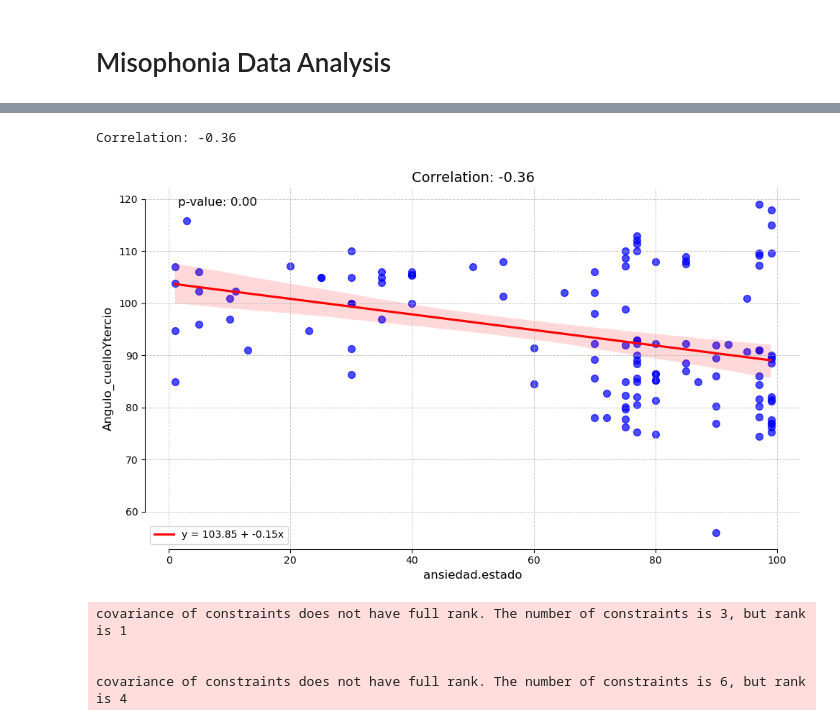
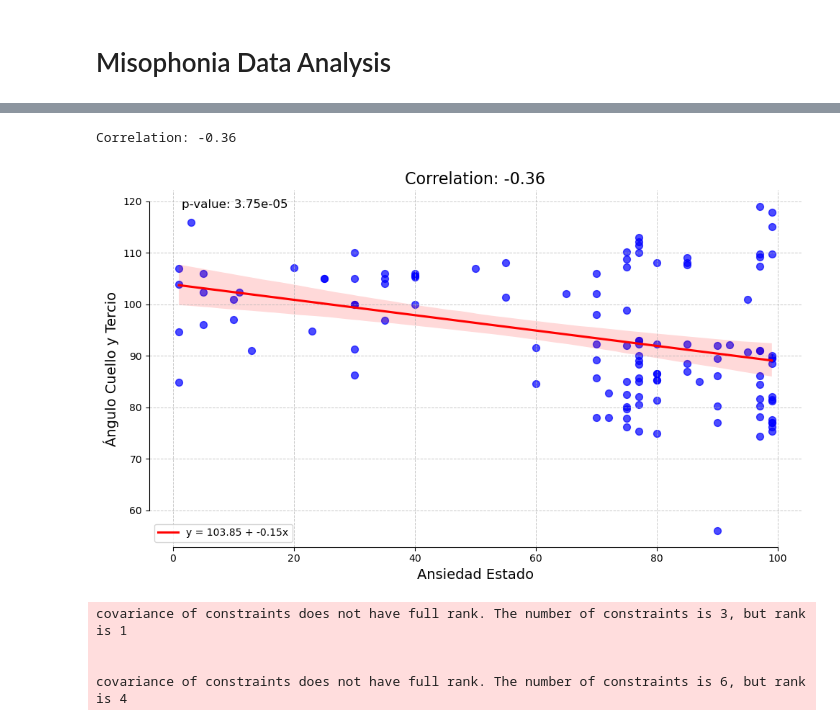
Before and after one commit to MMRES-PyBootcamp/MMRES-python-bootcamp2024, a Jupyter notebook: Misophonia_report/MMRES_Report_AlbertGrass_AndresGordo.ipynb, the cells around one changed output, grey strips where cells are left out. Cells and saved outputs as stored; diff of their text form; code cells hidden in the pictures.

Commit message:
Simplify code in Figure 1

```diff
--- a/Misophonia_report/MMRES_Report_AlbertGrass_AndresGordo.ipynb
+++ b/Misophonia_report/MMRES_Report_AlbertGrass_AndresGordo.ipynb
@@ -19,40 +19,40 @@ dfSummary(df)
 # %%
 # Drop rows with NaN or infinite values in the relevant columns
 mask_ansiedad_cuello = df[['ansiedad.estado', 'Angulo_cuelloYtercio']].replace([np.inf, -np.inf], np.nan).dropna()
 df_clean_ansiedad_cuello = df.loc[mask_ansiedad_cuello.index].copy()
 
 # Calculate the correlation
 correlation = df_clean_ansiedad_cuello['ansiedad.estado'].corr(df_clean_ansiedad_cuello['Angulo_cuelloYtercio'])
 print(f"Correlation: {correlation:.2f}")
 
 # Fit the linear regression model
 X = sm.add_constant(df_clean_ansiedad_cuello['ansiedad.estado'])  # Adds a constant for the intercept
 model = sm.OLS(df_clean_ansiedad_cuello['Angulo_cuelloYtercio'], X).fit()
 slope, intercept = model.params[1], model.params[0]
 p_value = model.pvalues[1]
 
 # Plot the data and the regression line
 plt.figure(figsize=(10, 6))
 sns.regplot(x='ansiedad.estado', y='Angulo_cuelloYtercio', data=df_clean_ansiedad_cuello,
             scatter_kws={'s': 50, 'color': 'blue', 'alpha': 0.7},
             line_kws={'color': 'red', 'label': f'y = {intercept:.2f} + {slope:.2f}x'})
 
-# Add title and labels
-plt.title(f'Correlation: {correlation:.2f}', fontsize=14)
-plt.xlabel('ansiedad.estado', fontsize=12)
-plt.ylabel('Angulo_cuelloYtercio', fontsize=12)
-# Add p-value as text
-plt.text(0.05, 0.95, f'p-value: {p_value:.2f}', transform=plt.gca().transAxes, fontsize=12)
+# Add title, labels, and p-value
+plt.title(f'Correlation: {correlation:.2f}', fontsize=16)
+plt.xlabel('Ansiedad Estado', fontsize=14)
+plt.ylabel('Ángulo Cuello y Tercio', fontsize=14)
+plt.text(0.05, 0.95, f'p-value: {p_value:.2e}', transform=plt.gca().transAxes, fontsize=12)
+
 
 # Customize and show the plot
 sns.despine(trim=True)
 plt.grid(True, which='both', linestyle='--', linewidth=0.7, alpha=0.7)
 plt.legend()
 plt.tight_layout()
 plt.show()
 # %% [output]
 Correlation: -0.36
-[figure, old version]
+[figure, new version]
 # %%
 from scipy.stats import f_oneway
 
```
